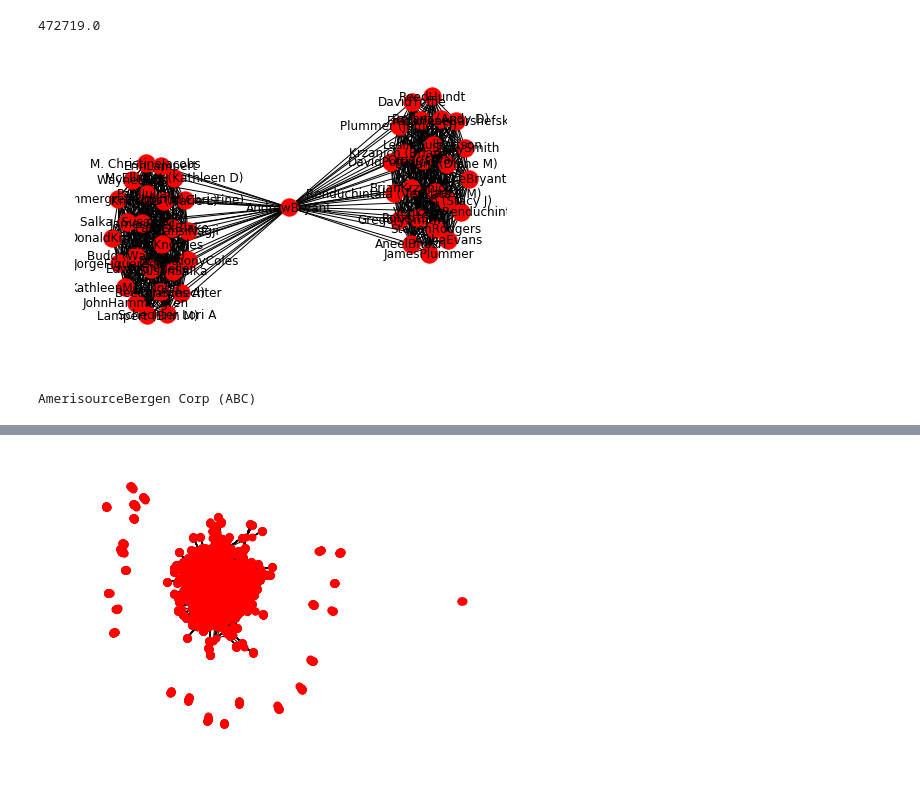
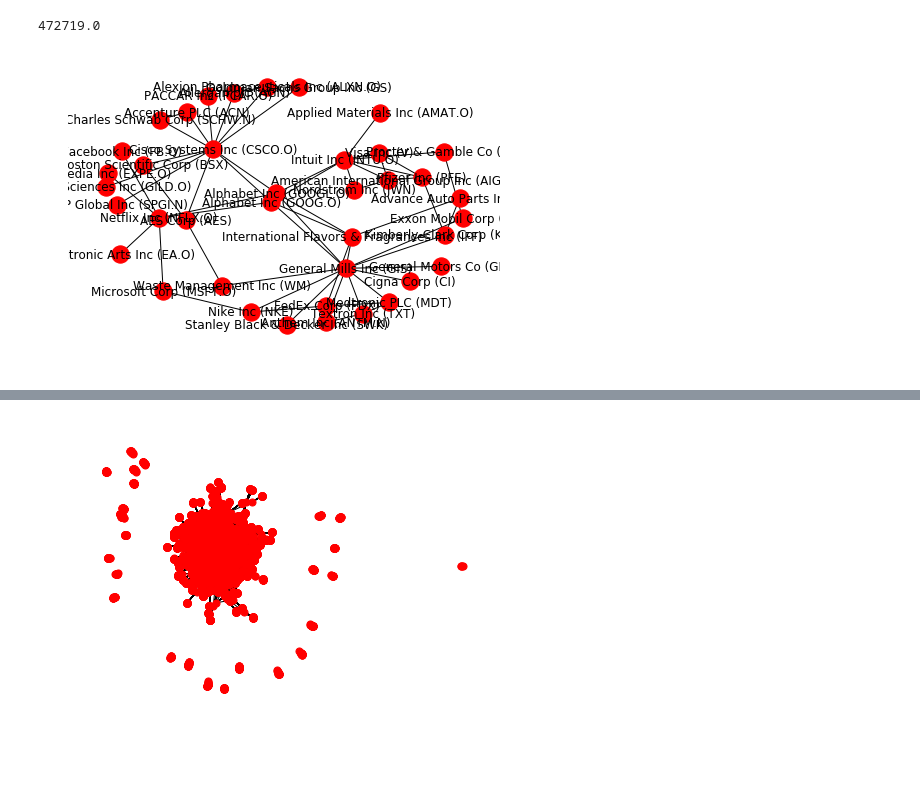
Before and after one commit to cwivagg/s_and_p, a Jupyter notebook: network_analysis.ipynb, the cells around one changed output, grey strips where cells are left out. Cells and saved outputs as stored; diff of their text form; code cells hidden in the pictures.

```diff
--- a/network_analysis.ipynb
+++ b/network_analysis.ipynb
@@ -73,10 +74,6 @@ def get_info(name, size, entity_type='company'):
     plt.show()
 # %%
-a = get_info('AndrewBryant', 5, 'director')
+a = get_info('Alphabet Inc (GOOG.O)', 8)
 #nx.draw(a, with_labels=True)
 # %% [output]
-[figure, old version]
+[figure, new version]
-# %%
-print(companies[5])
-# %% [output]
-AmerisourceBergen Corp (ABC)
```
Also changed, not shown: parts of 10 cells of this notebook, 7 other files.
